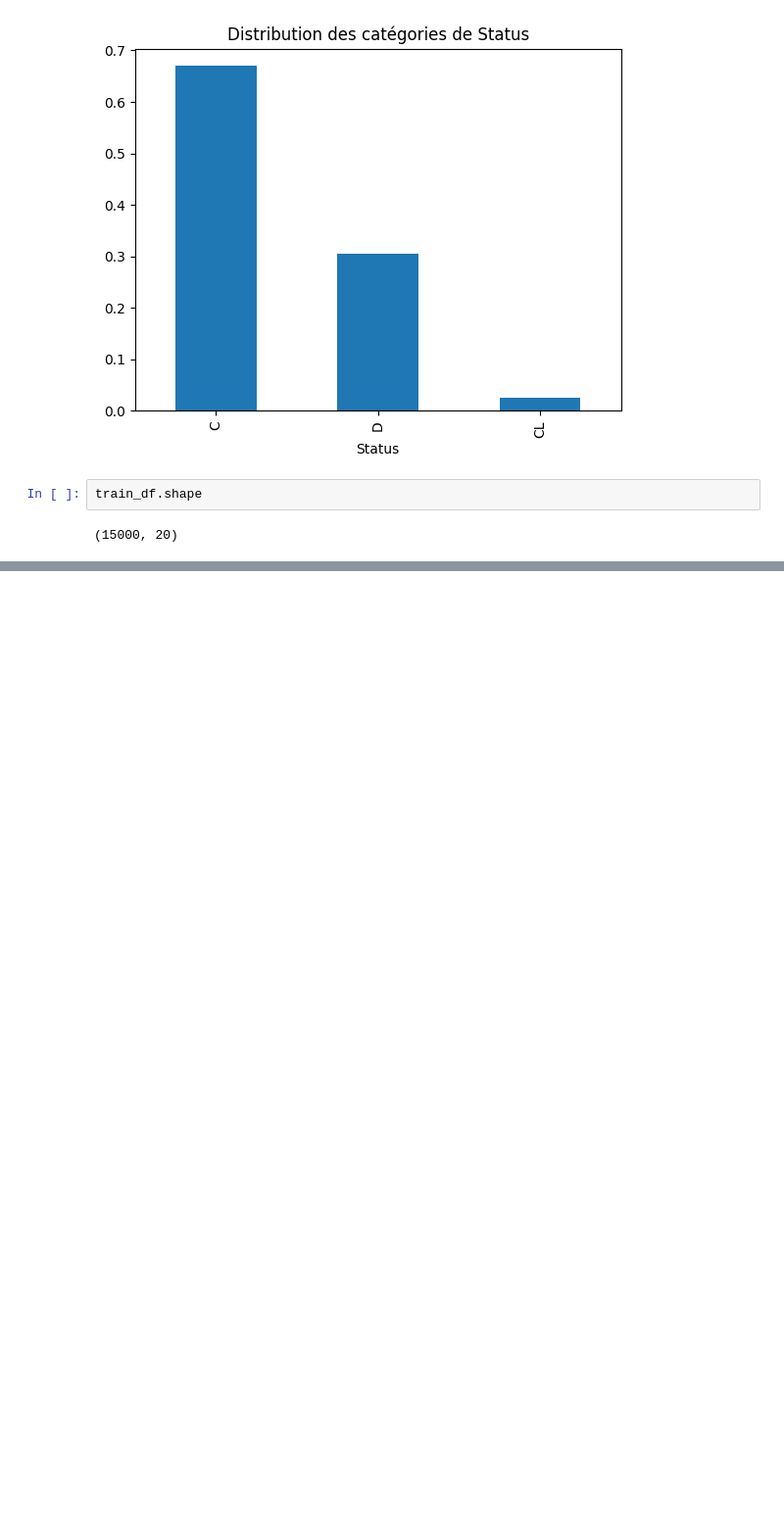
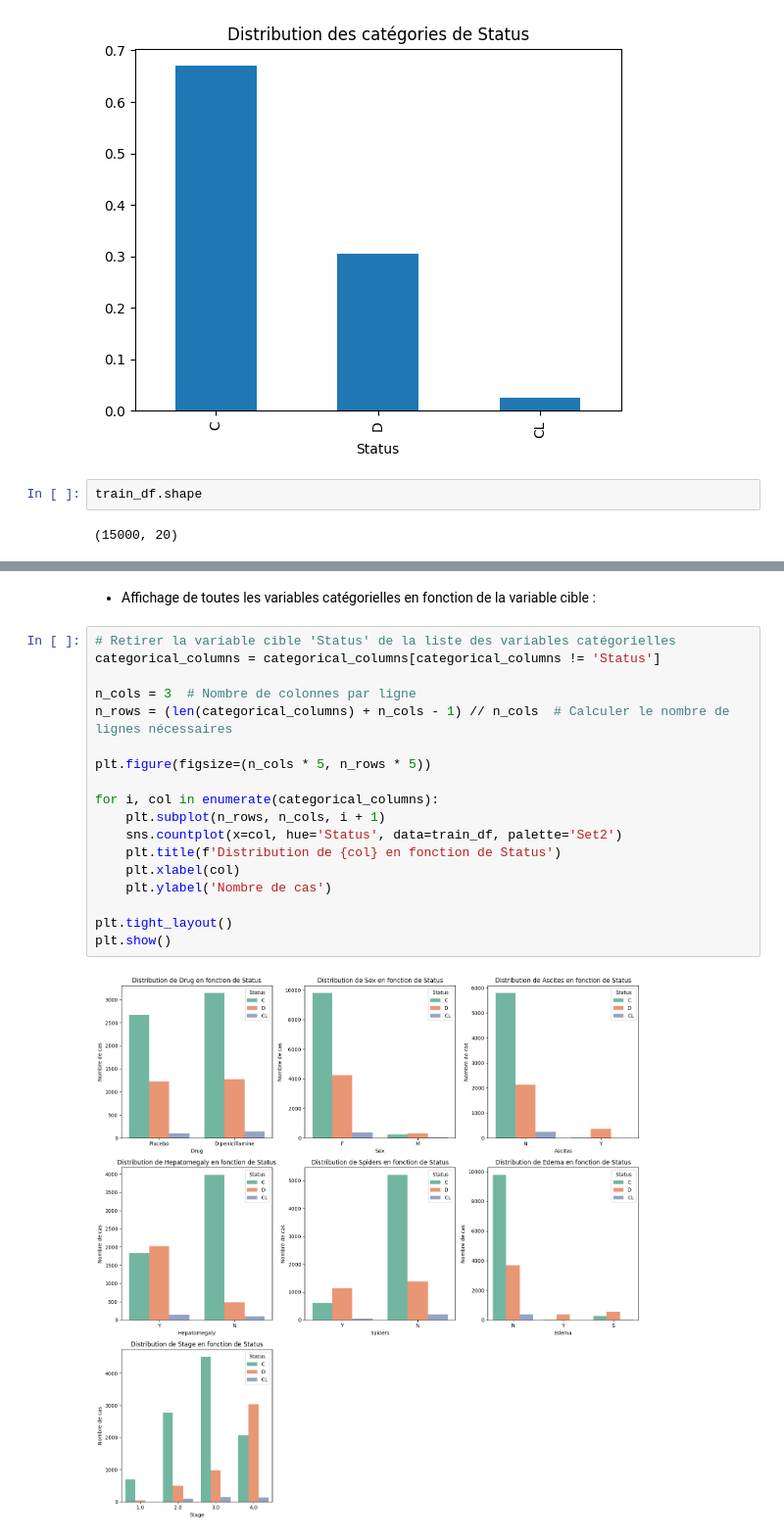
Before and after one commit to melaniedaddio/projet, a Jupyter notebook: EDA.ipynb, the cells around one changed output, grey strips where cells are left out. Shown at 98% size. Drawn from its saved outputs; the diff is of its cells as text; blank space fills up the shorter version.

```diff
--- a/EDA.ipynb
+++ b/EDA.ipynb
@@ -1129,0 +1174,22 @@ train_df.shape
+# %% [markdown]
+* Affichage de toutes les variables catégorielles en fonction de la variable cible :
+# %%
+# Retirer la variable cible 'Status' de la liste des variables catégorielles
+categorical_columns = categorical_columns[categorical_columns != 'Status']
+
+n_cols = 3  # Nombre de colonnes par ligne
+n_rows = (len(categorical_columns) + n_cols - 1) // n_cols  # Calculer le nombre de lignes nécessaires
+
+plt.figure(figsize=(n_cols * 5, n_rows * 5))
+
+for i, col in enumerate(categorical_columns):
+    plt.subplot(n_rows, n_cols, i + 1)
+    sns.countplot(x=col, hue='Status', data=train_df, palette='Set2')
+    plt.title(f'Distribution de {col} en fonction de Status')
+    plt.xlabel(col)
+    plt.ylabel('Nombre de cas')
+
+plt.tight_layout()
+plt.show()
+# %% [output]
+[figure, added]
```
Also changed, not shown: parts of 22 cells of this notebook, 1 other file.
